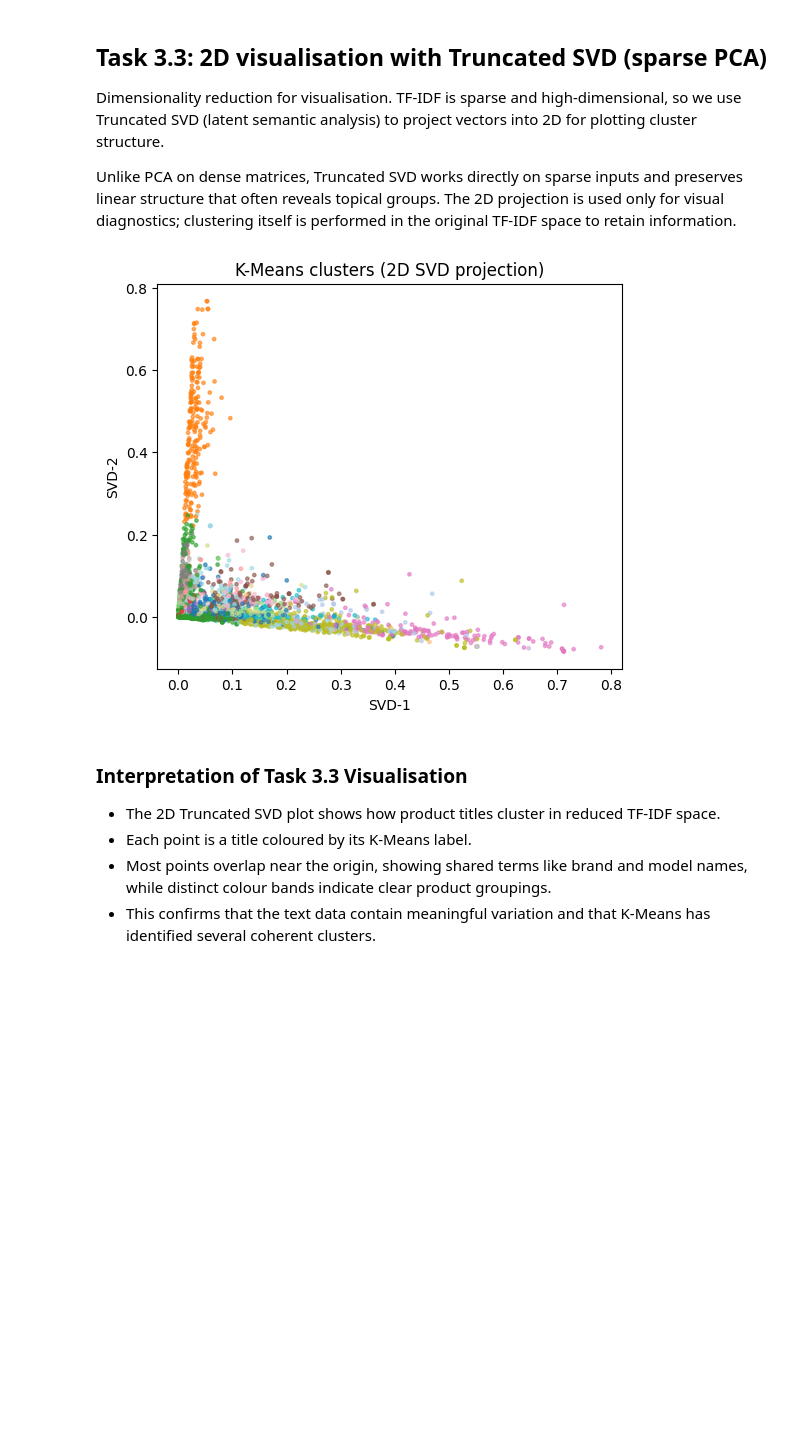
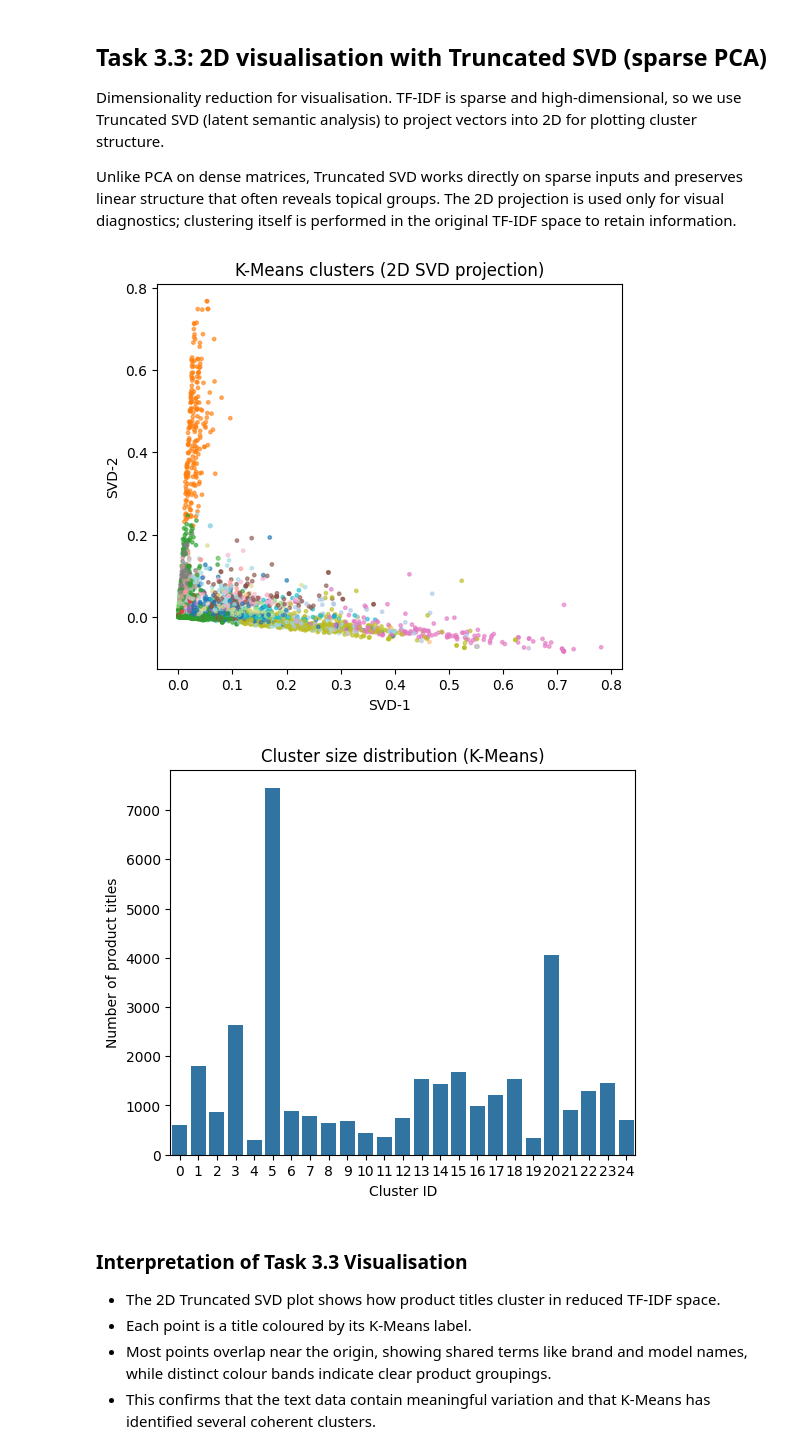
Before and after one commit to Forson12/CEM300-Natural-Language-Processing-Coursework, a Jupyter notebook: 2113122_CEM300_Natural_Language_Processing_Coursework.ipynb, the cells around one changed output. Cells and saved outputs as stored; diff of their text form; code cells hidden in the pictures; blank space fills up the shorter version.

Commit message:
Added another distribution graph to view the results from task 3.3

```diff
--- a/2113122_CEM300_Natural_Language_Processing_Coursework.ipynb
+++ b/2113122_CEM300_Natural_Language_Processing_Coursework.ipynb
@@ -310,22 +309,33 @@ Unlike PCA on dense matrices, Truncated SVD works directly on sparse inputs and
 # %%
 # project the same sample to 2D for visual inspection
 from sklearn.decomposition import TruncatedSVD
 import matplotlib.pyplot as plt
+import seaborn as sns
 
 svd = TruncatedSVD(n_components=2, random_state=42)
 X_2d = svd.fit_transform(X_sample)
 
 # match labels to the same filtered sample
 km_labels_sample = kmeans_labels[sample_idx][nonzero_idx]
 
 plt.figure(figsize=(6, 5))
 plt.scatter(X_2d[:, 0], X_2d[:, 1], s=6, alpha=0.6, c=km_labels_sample, cmap='tab20')
 plt.title("K-Means clusters (2D SVD projection)")
 plt.xlabel("SVD-1")
 plt.ylabel("SVD-2")
 plt.show()
+
+
+# Additional visualisation: cluster size distribution
+plt.figure(figsize=(6,5))
+sns.countplot(x=kmeans_labels)
+plt.title("Cluster size distribution (K-Means)")
+plt.xlabel("Cluster ID")
+plt.ylabel("Number of product titles")
+plt.show()
 # %% [output]
 [figure]
+[figure, added]
 # %% [markdown]
 ### Interpretation of Task 3.3 Visualisation
 * The 2D Truncated SVD plot shows how product titles cluster in reduced TF-IDF space.
```
Also changed, not shown: parts of 2 cells of this notebook.
